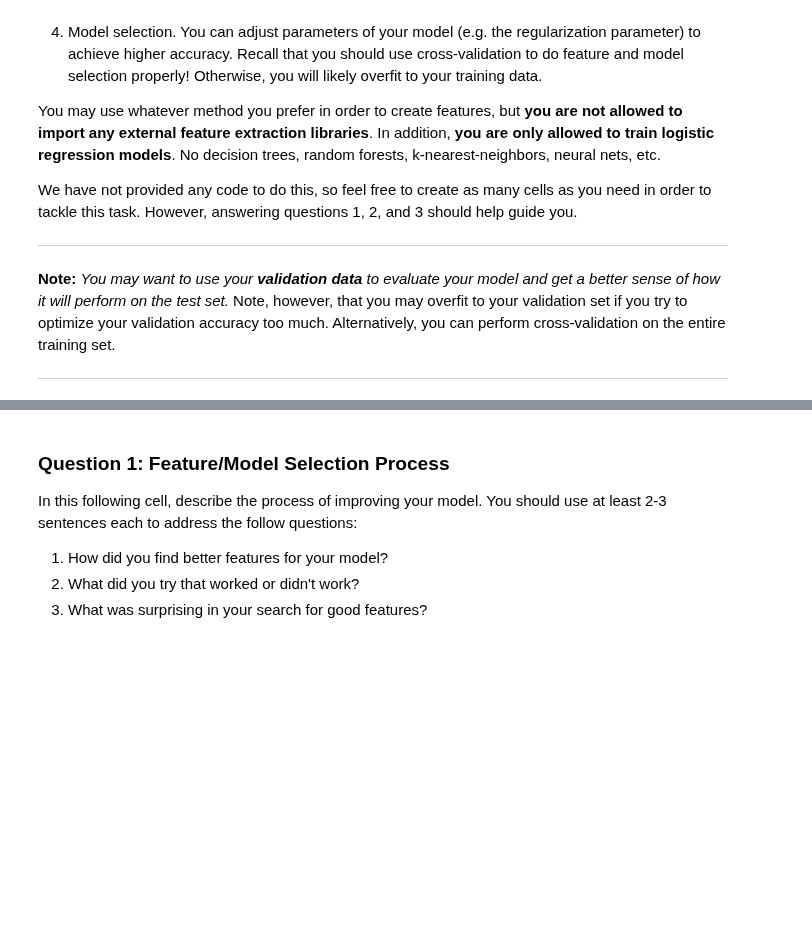
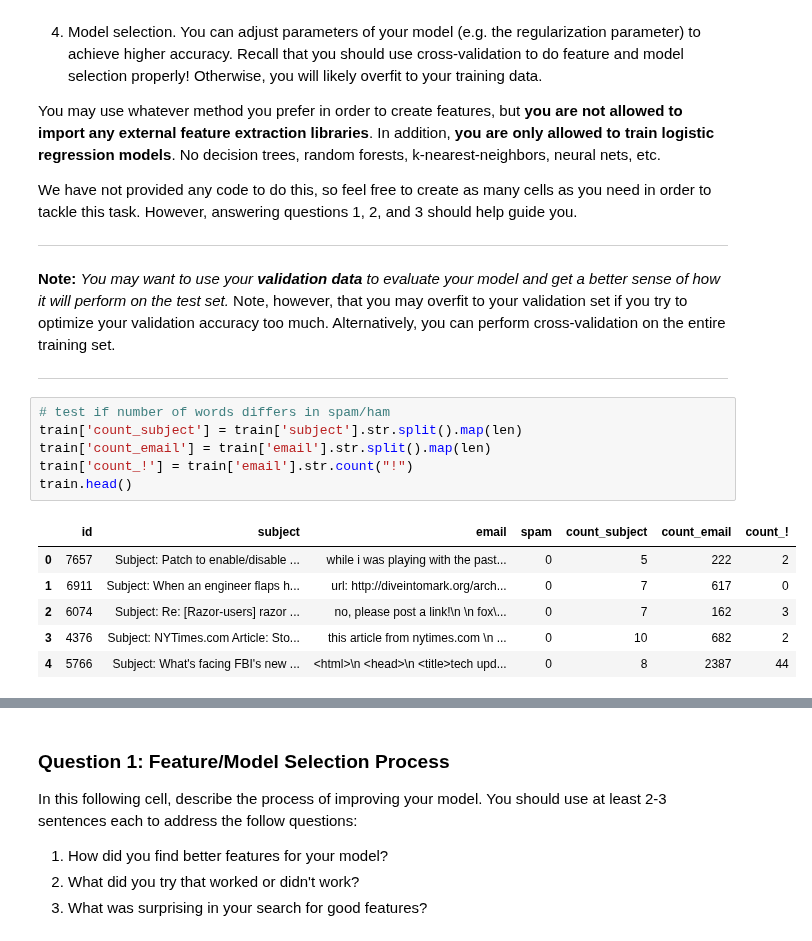
Before and after one commit to AliceRayLu/data-100-sp22, a Jupyter notebook: proj/proj2b/proj2b.ipynb, the cells around one changed output, grey strips where cells are left out. Saved outputs shown, nothing was run; the diff lists cells and outputs as text; blank space fills up the shorter version.

```diff
--- a/proj/proj2b/proj2b.ipynb
+++ b/proj/proj2b/proj2b.ipynb
@@ -240,3 +259,16 @@ We have not provided any code to do this, so feel free to create as many cells a
 **Note:** *You may want to use your **validation data** to evaluate your model and get a better sense of how it will perform on the test set.* Note, however, that you may overfit to your validation set if you try to optimize your validation accuracy too much. Alternatively, you can perform cross-validation on the entire training set.
 
 ---
+# %%
+# test if number of words differs in spam/ham
+train['count_subject'] = train['subject'].str.split().map(len)
+train['count_email'] = train['email'].str.split().map(len)
+train['count_!'] = train['email'].str.count("!")
+train.head()
+# %% [output]
+|  | id | subject | email | spam | count_subject | count_email | count_! |
+| 0 | 7657 | Subject: Patch to enable/disable ... | while i was playing with the past... | 0 | 5 | 222 | 2 |
+| 1 | 6911 | Subject: When an engineer flaps h... | url: http://diveintomark.org/arch... | 0 | 7 | 617 | 0 |
+| 2 | 6074 | Subject: Re: [Razor-users] razor ... | no, please post a link!\n \n fox\... | 0 | 7 | 162 | 3 |
+| 3 | 4376 | Subject: NYTimes.com Article: Sto... | this article from nytimes.com \n ... | 0 | 10 | 682 | 2 |
+| 4 | 5766 | Subject: What's facing FBI's new ... | <html>\n <head>\n <title>tech upd... | 0 | 8 | 2387 | 44 |
```
Also changed, not shown: parts of 13 cells of this notebook.
